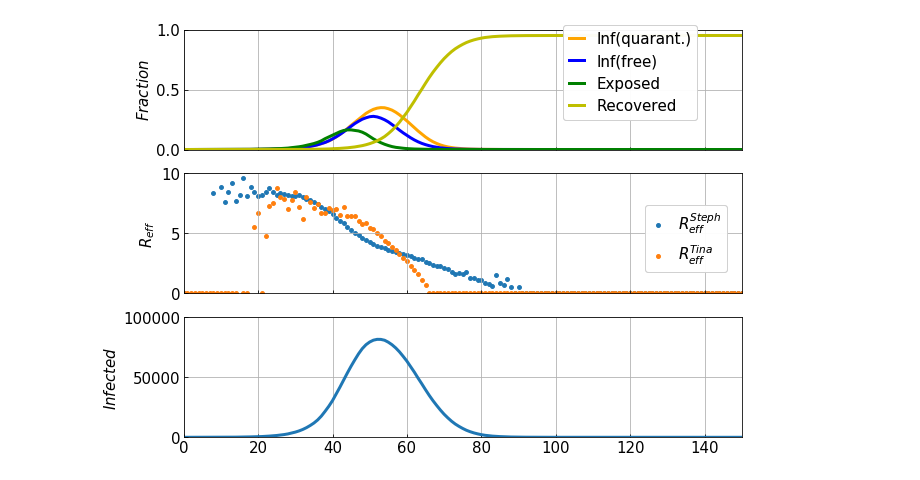
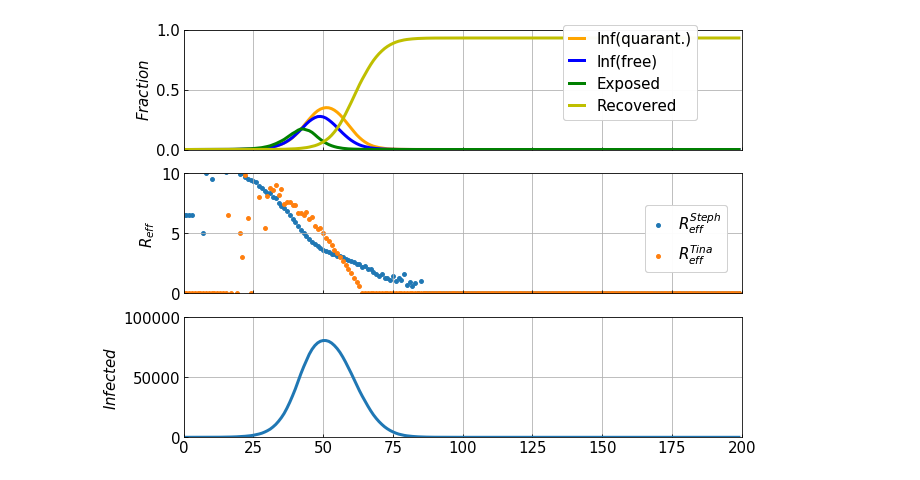
Before and after one commit to chrhck/contagion, a Jupyter notebook: examples/con_benchmark.ipynb, the cells around one changed output. Cells and saved outputs as stored; diff of their text form; code cells hidden in the pictures.

```diff
--- a/examples/con_benchmark.ipynb
+++ b/examples/con_benchmark.ipynb
@@ -28,9 +28,10 @@ config["variance social circle"] = 1
 config['mean social circle interactions'] = 6
 config['infected'] = 1
 config["population size"] = 100000
-config['infection probability mean'] = 3.
+config['infection probability mean'] = 2.
 config['infection probability variance'] = 2.42
 config['hospitalization probability mean'] = 0.5
+config['population class'] = 'AccuratePopulation'
 config['trace spread'] = True
 # %%
 # Creating a contagion object
@@ -121,35 +122,35 @@ ax1.grid(True)
 # The effective R value
 ax2.scatter(contagion.t, r_eff_steph, s=lw * 5, label=r'$R_{eff}^{Steph}$')
 ax2.scatter(contagion.t, r_eff_tina, s=lw * 5, label=r'$R_{eff}^{Tina}$')
 ax2.set_xlim(0, config['simulation length'])
 ax2.set_ylim(0., 10.)
 ax2.set_xscale('linear')
 ax2.set_yscale('linear')
 # ax1.set_xlabel(r't [Days]', fontsize=fontsize)
 ax2.set_ylabel(r'$R_{eff}$', fontsize=fontsize)
 ax2.tick_params(axis = 'both', which = 'major', labelsize=fontsize, direction='in')
 ax2.tick_params(axis = 'both', which = 'minor', labelsize=fontsize, direction='in')
 h, l = ax2.get_legend_handles_labels()
 lgd1 = ax2.legend(h,l, loc=9, bbox_to_anchor=(0.9, +0.8),
                   ncol=1, fontsize=fontsize, handlelength=h_length,
                   fancybox=True, frameon=True)
 ax2.add_artist(lgd1)
 ax2.grid(True)
 # ---------------------------------------------------------------------------------
 # The number of infected people
 ax3.plot(contagion.t, stats['is_infected'], lw=lw)
-ax3.set_xlim(0, 150)
+ax3.set_xlim(0, 200)
 ax3.set_ylim(0., 100000)
 ax3.set_xscale('linear')
 ax3.set_yscale('linear')
 # ax1.set_xlabel(r't [Days]', fontsize=fontsize)
 ax3.set_ylabel(r'$Infected$', fontsize=fontsize)
 ax3.tick_params(axis = 'both', which = 'major', labelsize=fontsize, direction='in')
 ax3.tick_params(axis = 'both', which = 'minor', labelsize=fontsize, direction='in')
 ax3.grid(True)
 plt.show()
 # %% [output]
-[figure, old version]
+[figure, new version]
 # %%
 figure.savefig(PICS + "Contagion_Benchmark.png",
                bbox_inches='tight')
```
Also changed, not shown: 1 other file.
